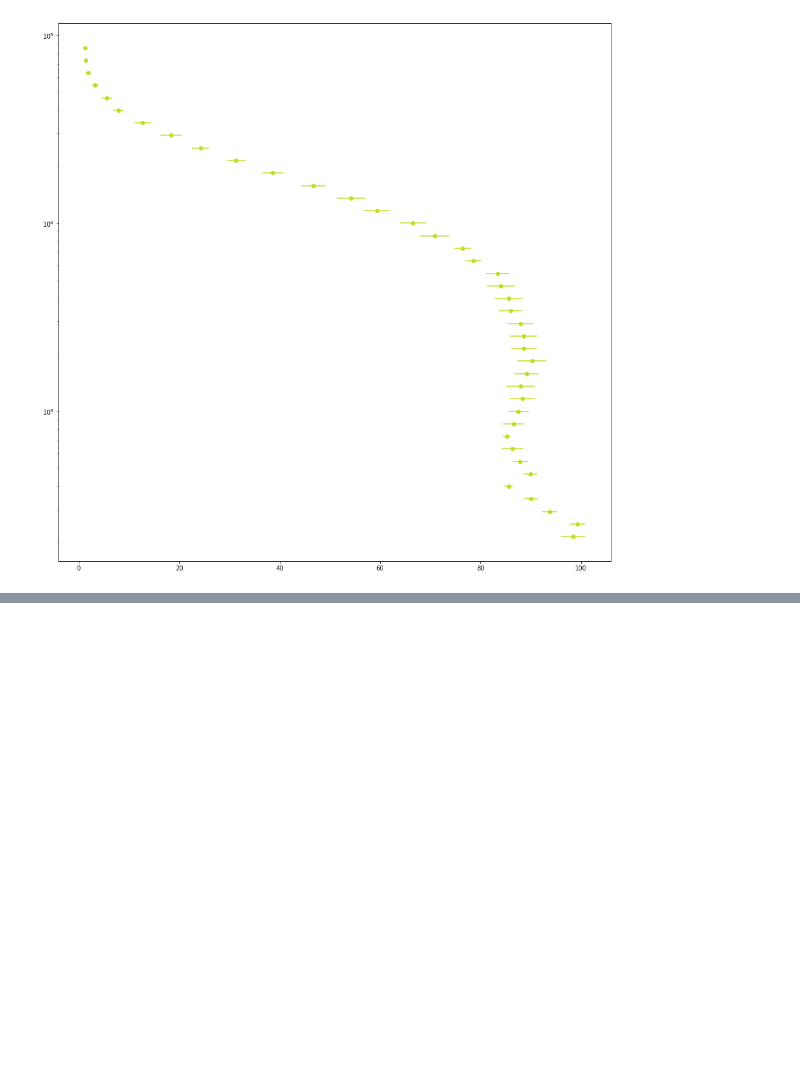
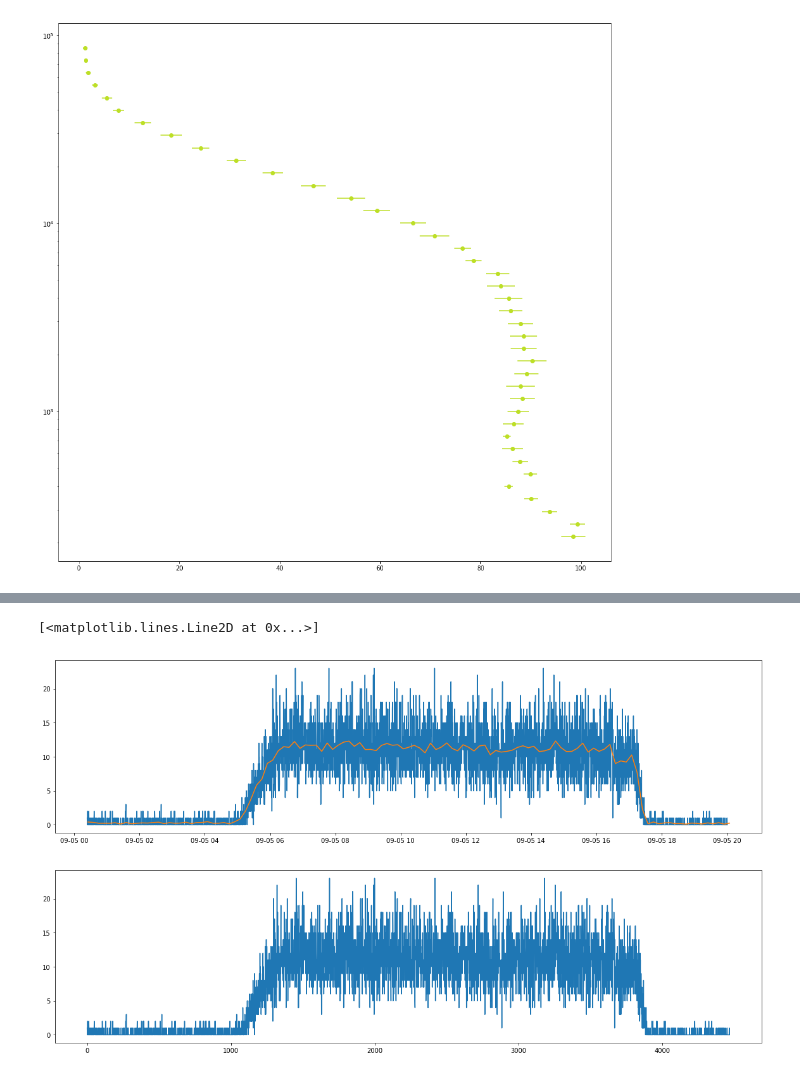
Before and after one commit to ODZ-UJF-AV-CR/FIK-4-Kiruna, a Jupyter notebook: notebooks/Flight-KAKL.ipynb, the cells around one changed output, grey strips where cells are left out. Cells and saved outputs as stored; diff of their text form; code cells hidden in the pictures; blank space fills up the shorter version.

```diff
--- a/notebooks/Flight-KAKL.ipynb
+++ b/notebooks/Flight-KAKL.ipynb
@@ -419,0 +460,29 @@ par2.spines['top'].set_position(('outward', 60))
+# %%
+fto = './FLIGHT/Socrat/sdos_hksd.csv' #  File to Open
+df = pd.read_table(fto, sep=',', header=None, comment='*',engine='python' )
+
+df['flux'] = df[range(9,53)].sum(axis=1)
+df['time'] = pd.to_datetime(df[0],unit='s')
+
+df.set_index('time',drop=True, inplace=True)
+
+xx = df['2019-09-05 00:00':'2019-09-05 20:00']
+
+MINUTES = 10
+WINDOW = str(MINUTES) + 'T'
+OFFSET = str(MINUTES/2) + 'T'
+
+plt.figure(figsize=(20,5))
+plt.plot(xx['flux'])
+plt.plot(xx['flux'].resample(WINDOW, loffset=OFFSET).mean())
+
+xx.reset_index(drop=True, inplace=True)
+
+plt.figure(figsize=(20,5))
+plt.plot(xx['flux'])
+#plt.plot(xx['flux'].resample(WINDOW, loffset=OFFSET).mean())
+#plt.xlim('2019-09-05 00:00','2019-09-05 20:00')
+# %% [output]
+[<matplotlib.lines.Line2D at 0x...>]
+[figure, added]
+[figure, added]
```
Also changed, not shown: parts of 10 cells of this notebook, 7 other files.
